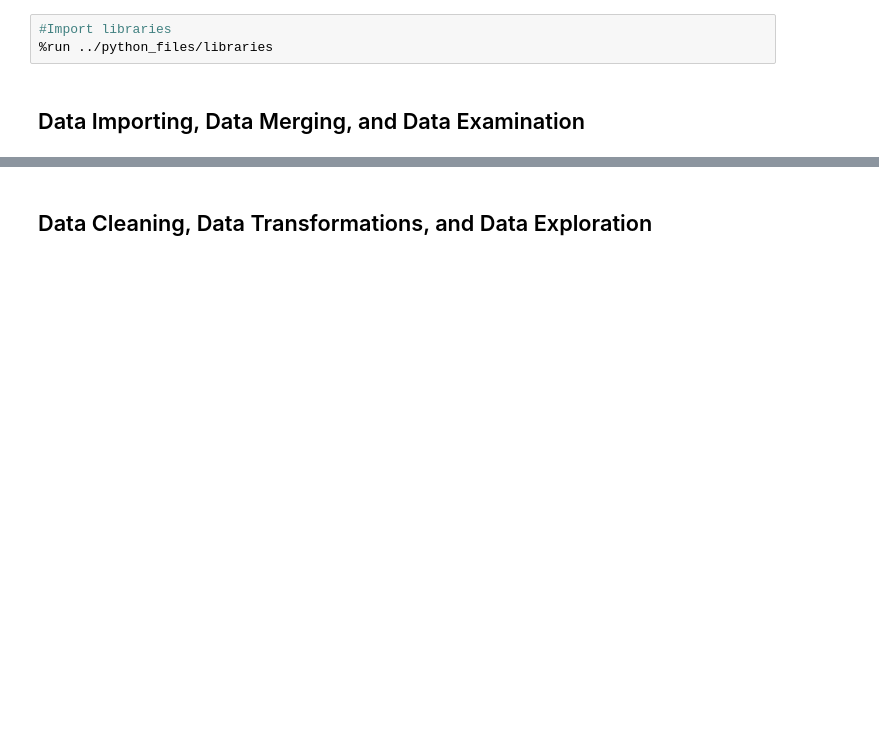
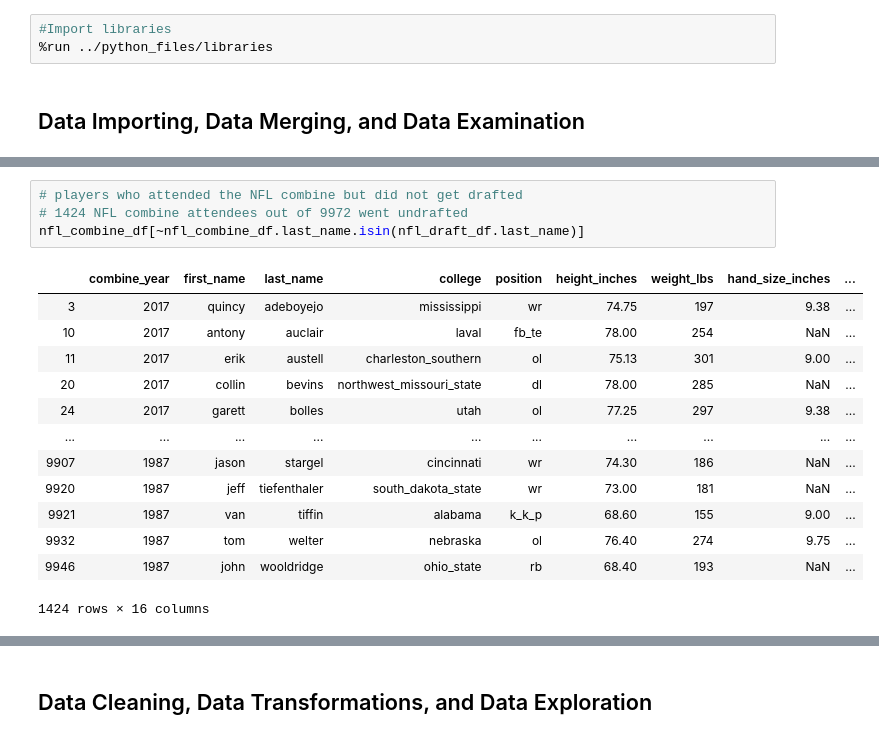
Before and after one commit to michaelpallante/nfl_combine_classification_modeling, a Jupyter notebook: notebooks/nfl_combine_eda.ipynb, the cells around one changed output, grey strips where cells are left out. Cells and saved outputs as stored; diff of their text form; blank space fills up the shorter version.

```diff
--- a/notebooks/nfl_combine_eda.ipynb
+++ b/notebooks/nfl_combine_eda.ipynb
@@ -100,0 +117,18 @@ memory usage: 894.5+ KB
+# %%
+# players who attended the NFL combine but did not get drafted
+# 1424 NFL combine attendees out of 9972 went undrafted
+nfl_combine_df[~nfl_combine_df.last_name.isin(nfl_draft_df.last_name)]
+# %% [output]
+|  | combine_year | first_name | last_name | college | position | height_inches | weight_lbs | hand_size_inches | ... |
+| 3 | 2017 | quincy | adeboyejo | mississippi | wr | 74.75 | 197 | 9.38 | ... |
+| 10 | 2017 | antony | auclair | laval | fb_te | 78.00 | 254 | NaN | ... |
+| 11 | 2017 | erik | austell | charleston_southern | ol | 75.13 | 301 | 9.00 | ... |
+| 20 | 2017 | collin | bevins | northwest_missouri_state | dl | 78.00 | 285 | NaN | ... |
+| 24 | 2017 | garett | bolles | utah | ol | 77.25 | 297 | 9.38 | ... |
+| ... | ... | ... | ... | ... | ... | ... | ... | ... | ... |
+| 9907 | 1987 | jason | stargel | cincinnati | wr | 74.30 | 186 | NaN | ... |
+| 9920 | 1987 | jeff | tiefenthaler | south_dakota_state | wr | 73.00 | 181 | NaN | ... |
+| 9921 | 1987 | van | tiffin | alabama | k_k_p | 68.60 | 155 | 9.00 | ... |
+| 9932 | 1987 | tom | welter | nebraska | ol | 76.40 | 274 | 9.75 | ... |
+| 9946 | 1987 | john | wooldridge | ohio_state | rb | 68.40 | 193 | NaN | ... |
+1424 rows × 16 columns
```
Also changed, not shown: parts of 9 cells of this notebook, 2 other files.
